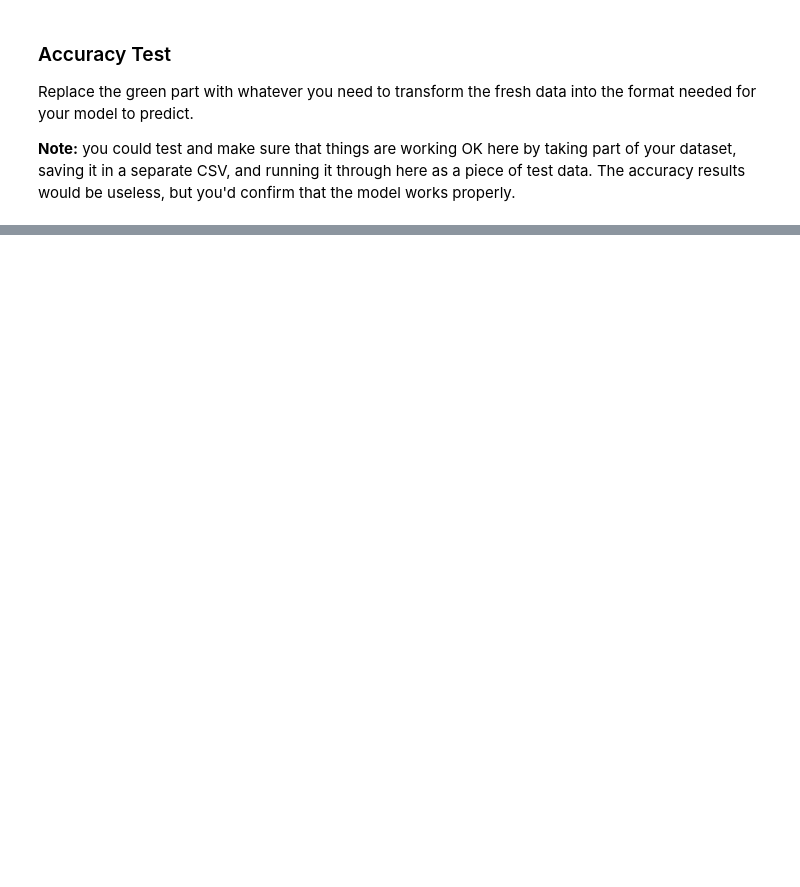
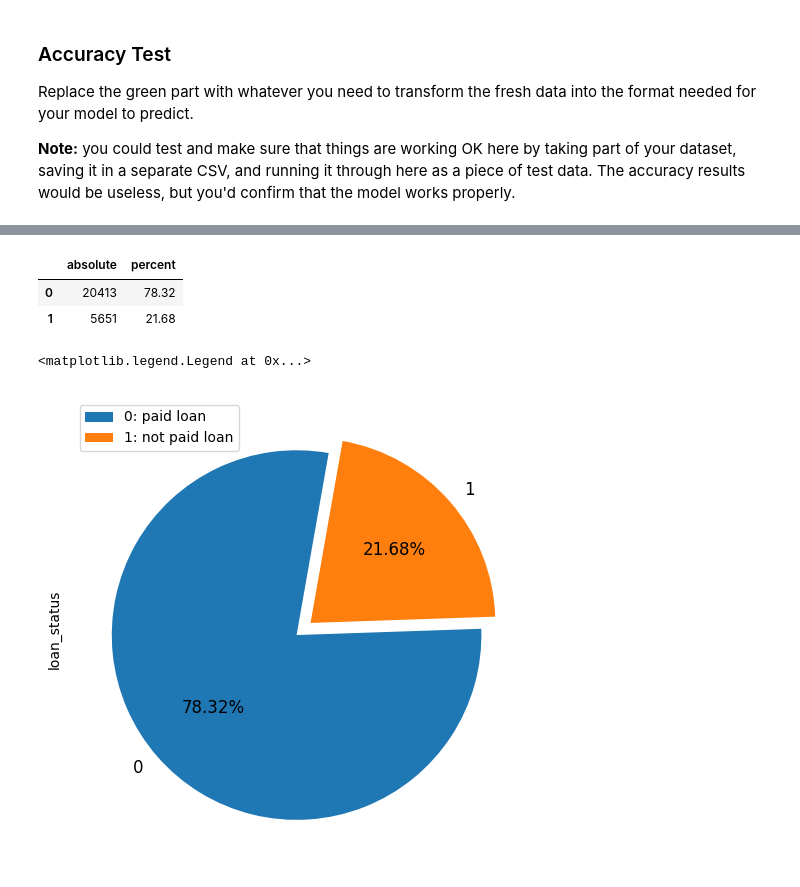
Before and after one commit to fadesere/BSIP_Assignment_4_Students, a Jupyter notebook: asn4_start.ipynb, the cells around one changed output, grey strips where cells are left out. Drawn from its saved outputs; the diff is of its cells as text; code cells hidden in the pictures; blank space fills up the shorter version.

```diff
--- a/asn4_start.ipynb
+++ b/asn4_start.ipynb
@@ -69,3 +275,5 @@ df.head()
 Replace the green part with whatever you need to transform the fresh data into the format needed for your model to predict.
 
 <b>Note:</b> you could test and make sure that things are working OK here by taking part of your dataset, saving it in a separate CSV, and running it through here as a piece of test data. The accuracy results would be useless, but you'd confirm that the model works properly.
+# %%
+d_train = pd.read_csv("train.csv")
@@ -71,0 +289,15 @@ Replace the green part with whatever you need to transform the fresh data into t
+# %%
+# Checking data balance/proportion
+loan = d_train.loan_status.value_counts().to_frame().rename(columns={"loan_status":"absolute"})
+loan["percent"] = (loan.apply(lambda x: x/x.sum()*100).round(2))
+display(loan)
+
+# pie chart
+d_train.loan_status.value_counts().plot(kind='pie', subplots=True, autopct='%1.2f%%', explode= (0.05, 0.05), startangle=80, legend=True, fontsize=12, figsize=(14,6), textprops={'color':"black"})
+plt.legend(["0: paid loan","1: not paid loan"])
+# %% [output]
+|  | absolute | percent |
+| 0 | 20413 | 78.32 |
+| 1 | 5651 | 21.68 |
+<matplotlib.legend.Legend at 0x...>
+[figure, added]
```
Also changed, not shown: parts of 33 cells of this notebook.
